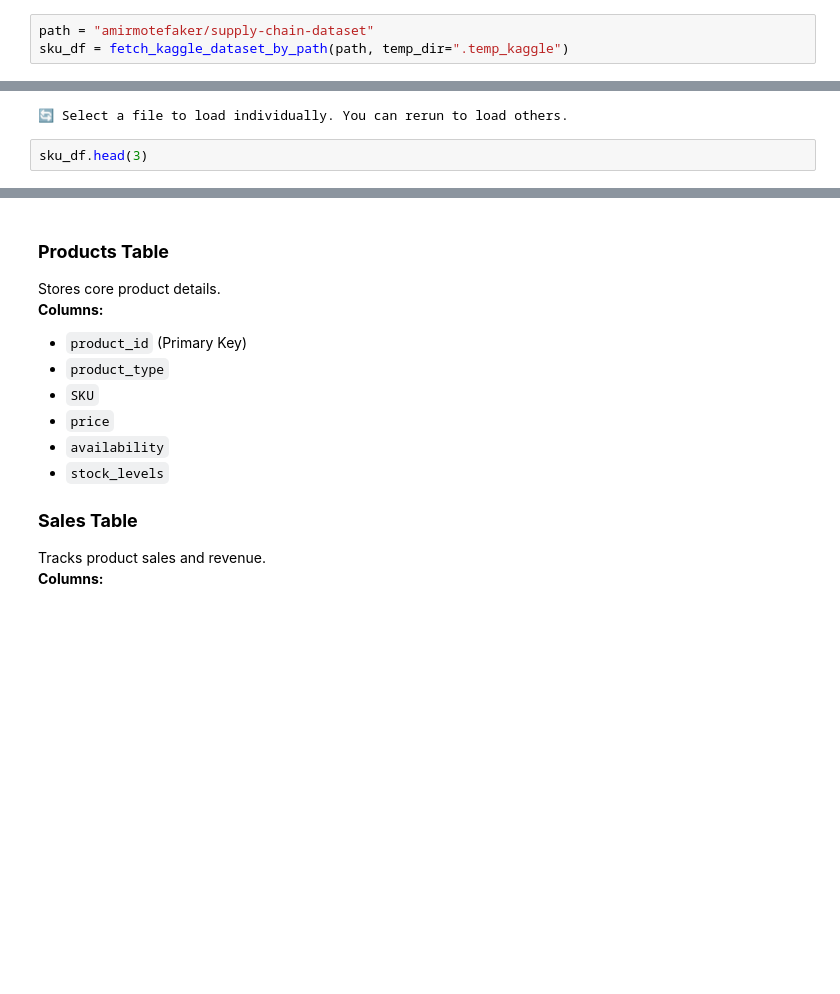
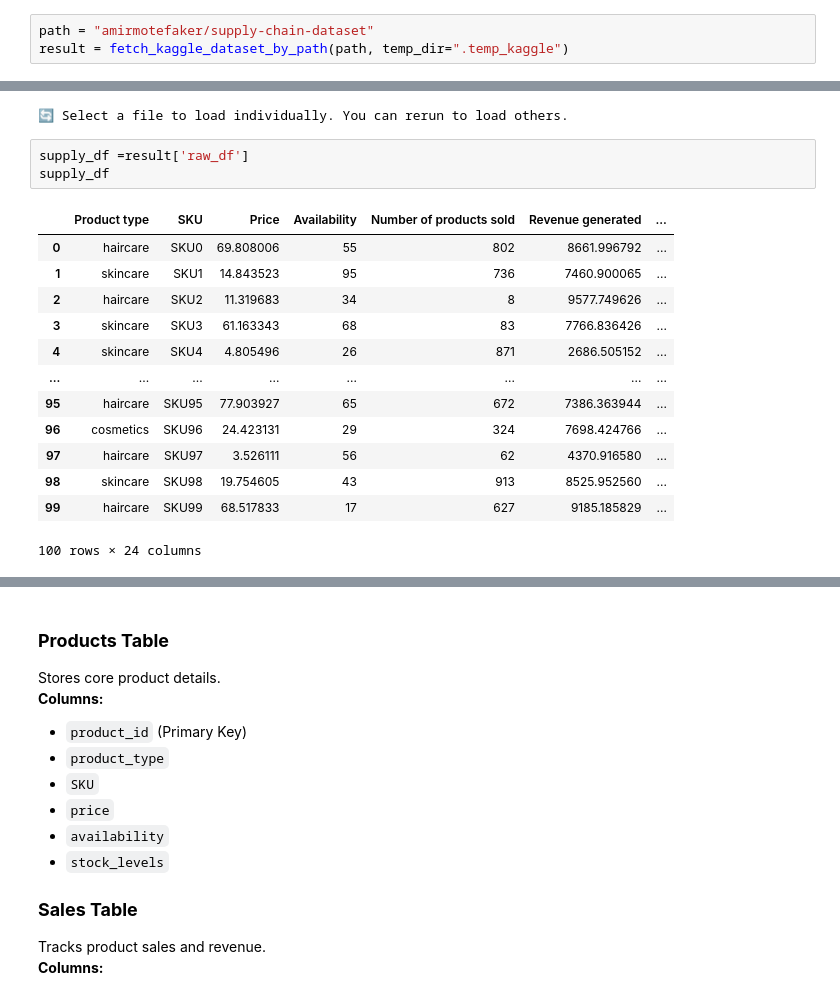
Before and after one commit to AnnieFiB/OtherProjects, a Jupyter notebook: DataEngineering/DataModelling/sku.ipynb, the cells around one changed output, grey strips where cells are left out. Saved outputs shown, nothing was run; the diff lists cells and outputs as text; blank space fills up the shorter version.

```diff
--- a/DataEngineering/DataModelling/sku.ipynb
+++ b/DataEngineering/DataModelling/sku.ipynb
@@ -24,6 +20,6 @@ ModuleNotFoundError: No module named 'db_utils'
 # %%
 path = "amirmotefaker/supply-chain-dataset"
-sku_df = fetch_kaggle_dataset_by_path(path, temp_dir=".temp_kaggle")
+result = fetch_kaggle_dataset_by_path(path, temp_dir=".temp_kaggle")
 # %% [output]
 📦 Fetching Kaggle dataset: amirmotefaker/supply-chain-dataset
 Dataset URL: https://www.kaggle.com/datasets/amirmotefaker/supply-chain-dataset
@@ -32,4 +28,19 @@ Dataset URL: https://www.kaggle.com/datasets/amirmotefaker/supply-chain-dataset
 [interactive output not drawn]
 🔄 Select a file to load individually. You can rerun to load others.
 # %%
-sku_df.head(3)
+supply_df =result['raw_df']
+supply_df
+# %% [output]
+|  | Product type | SKU | Price | Availability | Number of products sold | Revenue generated | ... |
+| 0 | haircare | SKU0 | 69.808006 | 55 | 802 | 8661.996792 | ... |
+| 1 | skincare | SKU1 | 14.843523 | 95 | 736 | 7460.900065 | ... |
+| 2 | haircare | SKU2 | 11.319683 | 34 | 8 | 9577.749626 | ... |
+| 3 | skincare | SKU3 | 61.163343 | 68 | 83 | 7766.836426 | ... |
+| 4 | skincare | SKU4 | 4.805496 | 26 | 871 | 2686.505152 | ... |
+| ... | ... | ... | ... | ... | ... | ... | ... |
+| 95 | haircare | SKU95 | 77.903927 | 65 | 672 | 7386.363944 | ... |
+| 96 | cosmetics | SKU96 | 24.423131 | 29 | 324 | 7698.424766 | ... |
+| 97 | haircare | SKU97 | 3.526111 | 56 | 62 | 4370.916580 | ... |
+| 98 | skincare | SKU98 | 19.754605 | 43 | 913 | 8525.952560 | ... |
+| 99 | haircare | SKU99 | 68.517833 | 17 | 627 | 9185.185829 | ... |
+100 rows × 24 columns
```
Also changed, not shown: parts of 3 cells of this notebook, 11 other files.
